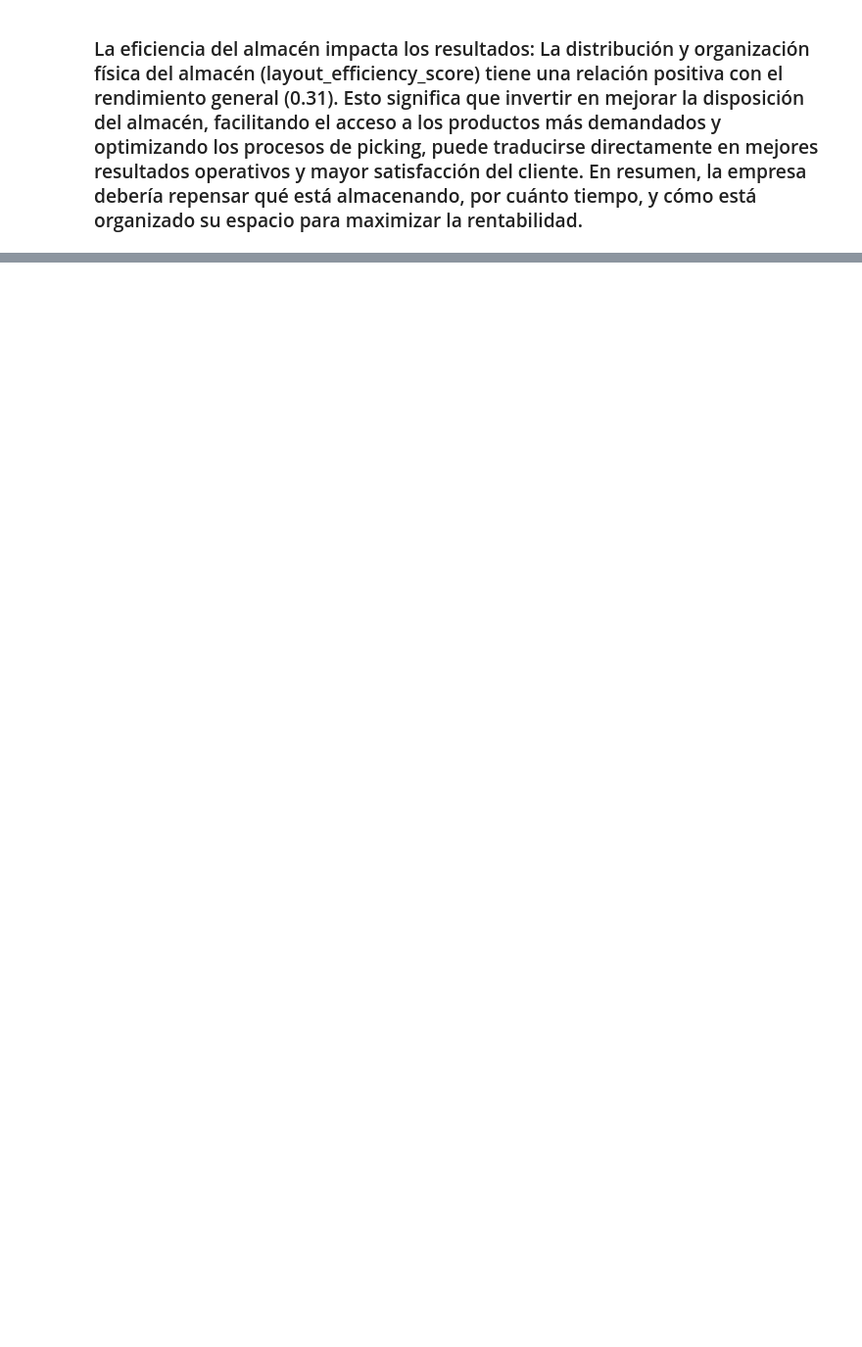
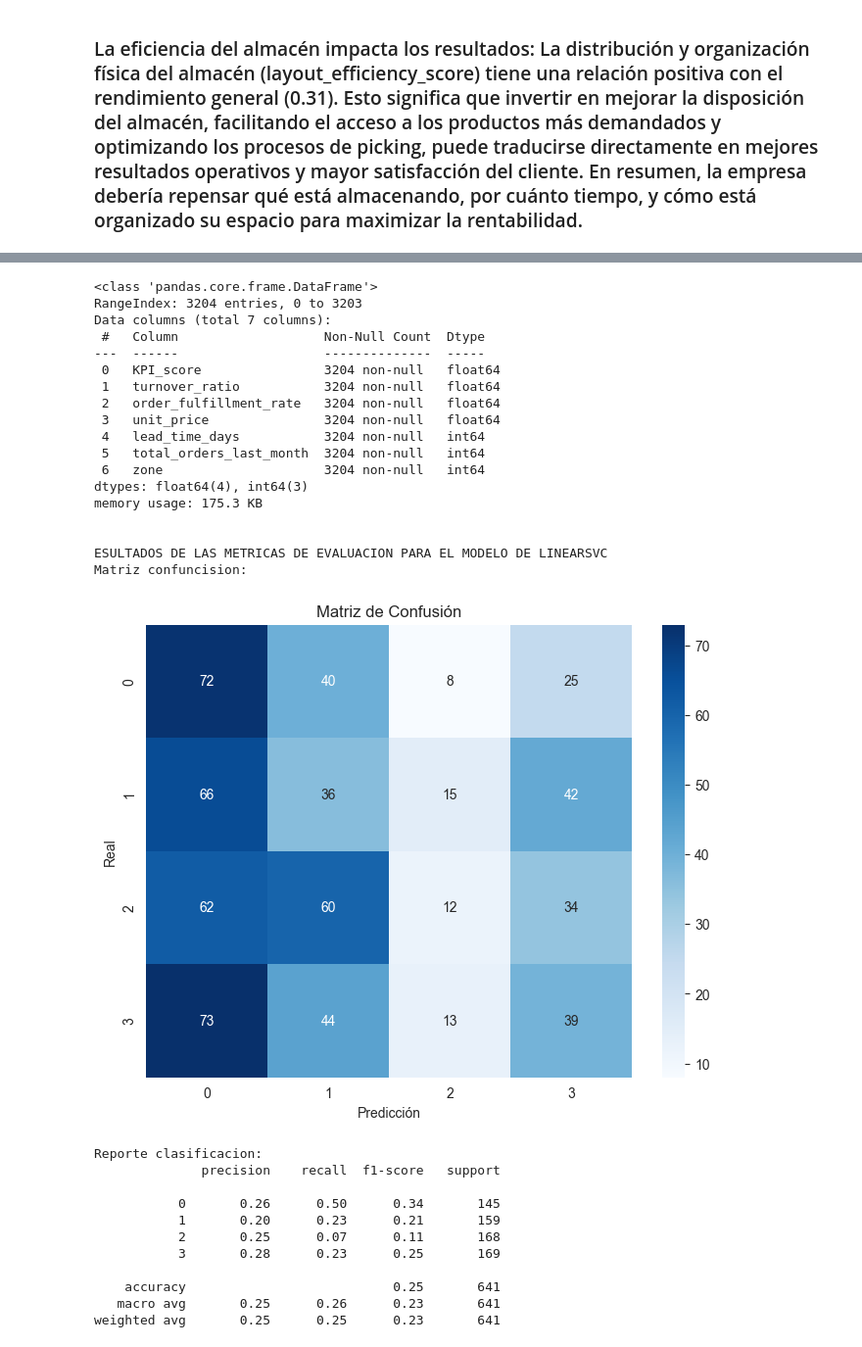
Before and after one commit to Fritz1304/Modelos_Analiticos, a Jupyter notebook: notebook.ipynb, the cells around one changed output, grey strips where cells are left out. Shown at 98% size. Cells and saved outputs as stored; diff of their text form; code cells hidden in the pictures; blank space fills up the shorter version.

```diff
--- a/notebook.ipynb
+++ b/notebook.ipynb
@@ -741,0 +901,74 @@ pyplot.show()
+# %%
+from sklearn.svm import LinearSVC
+from sklearn.model_selection import train_test_split
+from sklearn.metrics import classification_report, confusion_matrix
+from sklearn.preprocessing import StandardScaler
+
+columns = ['KPI_score', 'turnover_ratio', 'order_fulfillment_rate', 'unit_price', 'lead_time_days', 'total_orders_last_month','zone']
+dataSetFinalModeloClasificacion = dataSetFinalModeloClas[columns].copy()
+
+#Si es necesario eliminar valores nulos se hace, en este caso la variable objetivo tiene todos las filas
+#dataSetFinalModeloClasificacionConNulos = datasetOriginalMatrizModelo[datasetOriginalMatrizModelo['dtir1'].isnull()]
+#dataSetFinalModeloClasificacionSinNulos = datasetOriginalMatrizModelo[datasetOriginalMatrizModelo['dtir1'].notnull()]
+
+# Recuerden validar que todas las variables deben ser numericas porque los modelos solo funcionan sobre datos numericos
+dataSetFinalModeloClasificacion = pandas.get_dummies(dataSetFinalModeloClasificacion, drop_first=True)
+dataSetFinalModeloClasificacion.info()
+
+variableObjetivo = dataSetFinalModeloClasificacion['zone']
+datesetCompleteClasificacion = dataSetFinalModeloClasificacion.drop(columns=['zone'])
+
+# Debido a que se tienen valores muy altos dentro de las columnas es necesario escalar los valores, vamos a usar un escalado estandar con la libreria de sklearn
+#scaler = StandardScaler()
+#X_scaled = scaler.fit_transform(datesetCompleteClasificacion)
+
+X_train, X_test, y_train, y_test = train_test_split(datesetCompleteClasificacion, variableObjetivo, test_size=0.2, random_state=42)
+
+svmModel = LinearSVC(C=0.5, class_weight='balanced', random_state=42, max_iter=15000)
+svmModel.fit(X_train, y_train)
+
+y_pred = svmModel.predict(X_test)
+
+matrizConfucision = confusion_matrix(y_test, y_pred)
+print("\n\nESULTADOS DE LAS METRICAS DE EVALUACION PARA EL MODELO DE LINEARSVC")
+print("Matriz confuncision: ")
+pyplot.figure(figsize=(8,6))
+sb.heatmap(matrizConfucision, annot=True, fmt='d', cmap='Blues')
+pyplot.title("Matriz de Confusión")
+pyplot.xlabel("Predicción")
+pyplot.ylabel("Real")
+pyplot.show()
+
+print("Reporte clasificacion: ")
+print(classification_report(y_test, y_pred))
+# %% [output]
+<class 'pandas.core.frame.DataFrame'>
+RangeIndex: 3204 entries, 0 to 3203
+Data columns (total 7 columns):
+ #   Column                   Non-Null Count  Dtype
+---  ------                   --------------  -----
+ 0   KPI_score                3204 non-null   float64
+ 1   turnover_ratio           3204 non-null   float64
+ 2   order_fulfillment_rate   3204 non-null   float64
+ 3   unit_price               3204 non-null   float64
+ 4   lead_time_days           3204 non-null   int64
+ 5   total_orders_last_month  3204 non-null   int64
+ 6   zone                     3204 non-null   int64
+dtypes: float64(4), int64(3)
+memory usage: 175.3 KB
+
+
+ESULTADOS DE LAS METRICAS DE EVALUACION PARA EL MODELO DE LINEARSVC
+Matriz confuncision:
+[figure, added]
+Reporte clasificacion:
+              precision    recall  f1-score   support
+
+           0       0.26      0.50      0.34       145
+           1       0.20      0.23      0.21       159
+           2       0.25      0.07      0.11       168
+           3       0.28      0.23      0.25       169
+
+    accuracy                           0.25       641
+   macro avg       0.25      0.26      0.23       641
+weighted avg       0.25      0.25      0.23       641
```
Also changed, not shown: parts of 9 cells of this notebook.
